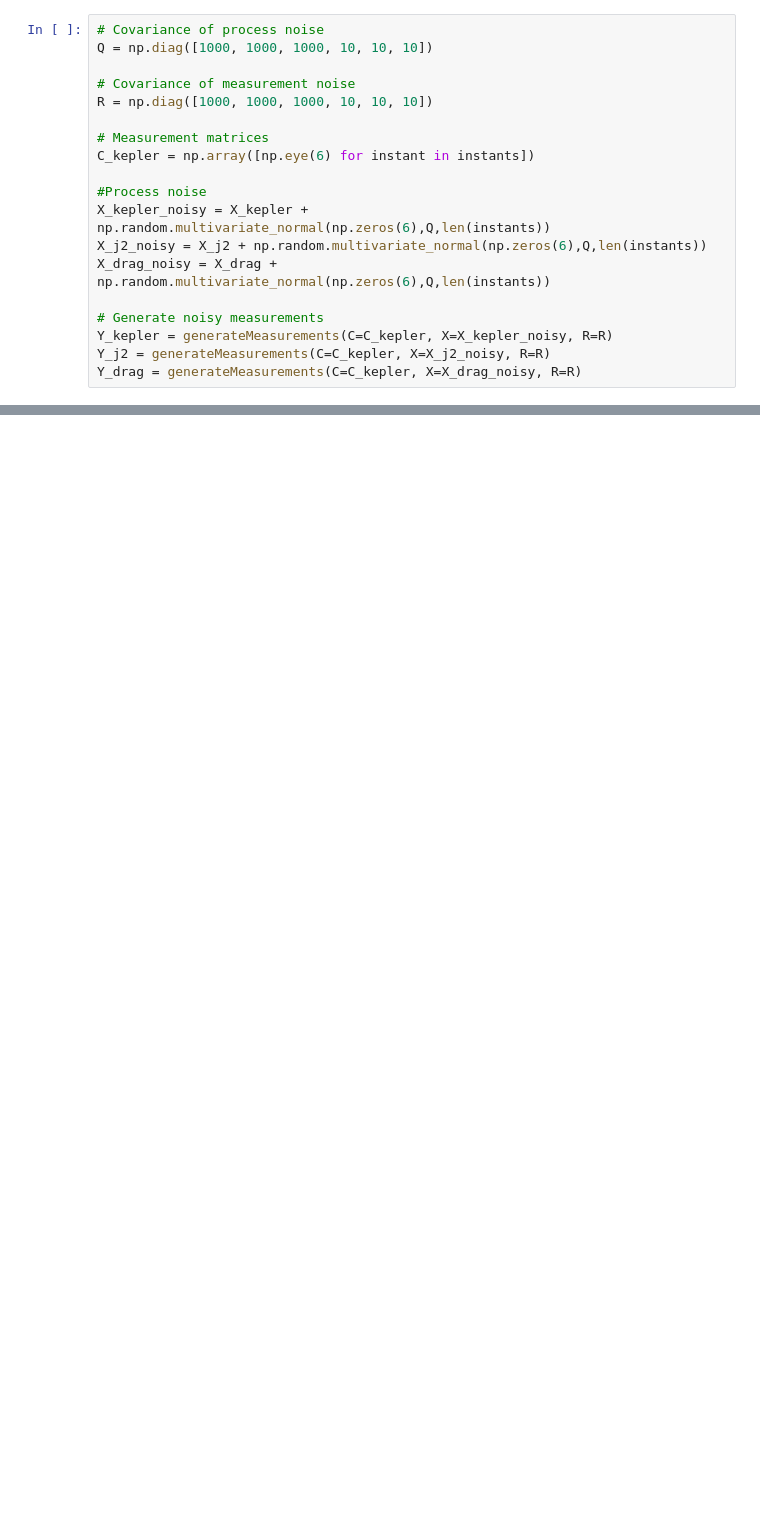
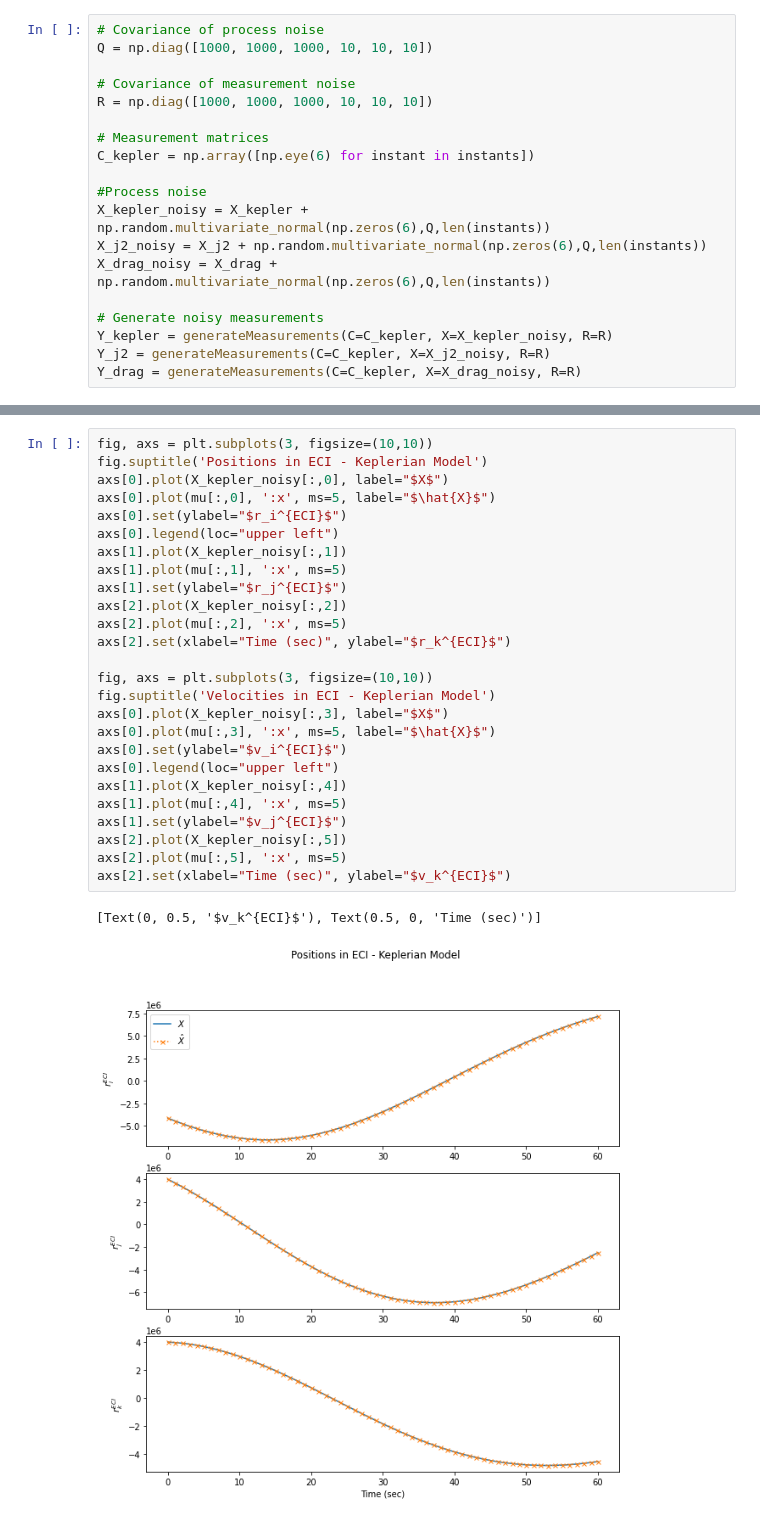
Before and after one commit to EleonoreJ/Kalman-Filtering-Orbit-Determination, a Jupyter notebook: Test Filters.ipynb, the cells around one changed output, grey strips where cells are left out. Saved outputs shown, nothing was run; the diff lists cells and outputs as text; blank space fills up the shorter version.

```diff
--- a/Test Filters.ipynb
+++ b/Test Filters.ipynb
@@ -155,0 +125,29 @@ def EKF(X, Y, C, mu0, Sigma0, Q, R, fDynamics, fMeas, JDynamics, propagator=prop
+# %%
+fig, axs = plt.subplots(3, figsize=(10,10))
+fig.suptitle('Positions in ECI - Keplerian Model')
+axs[0].plot(X_kepler_noisy[:,0], label="$X$")
+axs[0].plot(mu[:,0], ':x', ms=5, label="$\hat{X}$")
+axs[0].set(ylabel="$r_i^{ECI}$")
+axs[0].legend(loc="upper left")
+axs[1].plot(X_kepler_noisy[:,1])
+axs[1].plot(mu[:,1], ':x', ms=5)
+axs[1].set(ylabel="$r_j^{ECI}$")
+axs[2].plot(X_kepler_noisy[:,2])
+axs[2].plot(mu[:,2], ':x', ms=5)
+axs[2].set(xlabel="Time (sec)", ylabel="$r_k^{ECI}$")
+
+fig, axs = plt.subplots(3, figsize=(10,10))
+fig.suptitle('Velocities in ECI - Keplerian Model')
+axs[0].plot(X_kepler_noisy[:,3], label="$X$")
+axs[0].plot(mu[:,3], ':x', ms=5, label="$\hat{X}$")
+axs[0].set(ylabel="$v_i^{ECI}$")
+axs[0].legend(loc="upper left")
+axs[1].plot(X_kepler_noisy[:,4])
+axs[1].plot(mu[:,4], ':x', ms=5)
+axs[1].set(ylabel="$v_j^{ECI}$")
+axs[2].plot(X_kepler_noisy[:,5])
+axs[2].plot(mu[:,5], ':x', ms=5)
+axs[2].set(xlabel="Time (sec)", ylabel="$v_k^{ECI}$")
+# %% [output]
+[Text(0, 0.5, '$v_k^{ECI}$'), Text(0.5, 0, 'Time (sec)')]
+[figure, added]
```
Also changed, not shown: parts of 34 cells of this notebook, 1 other file.
